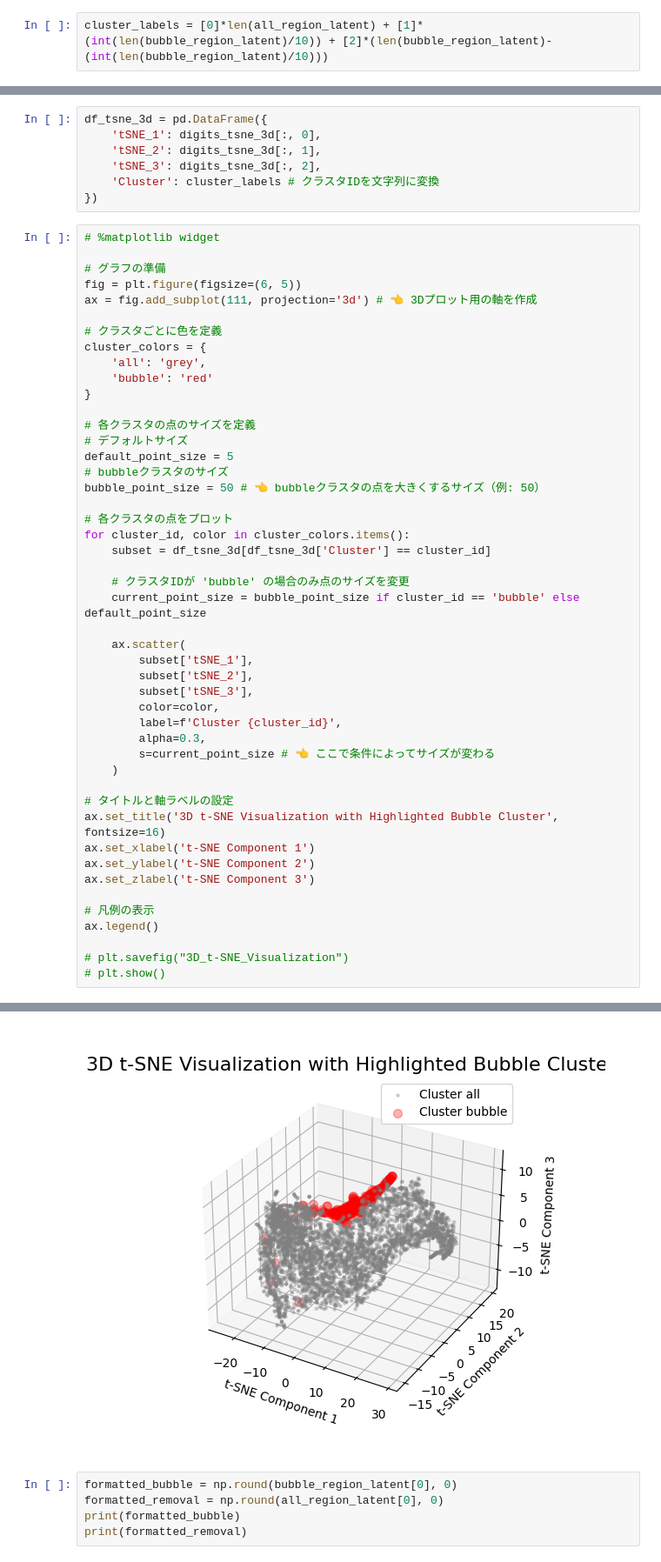
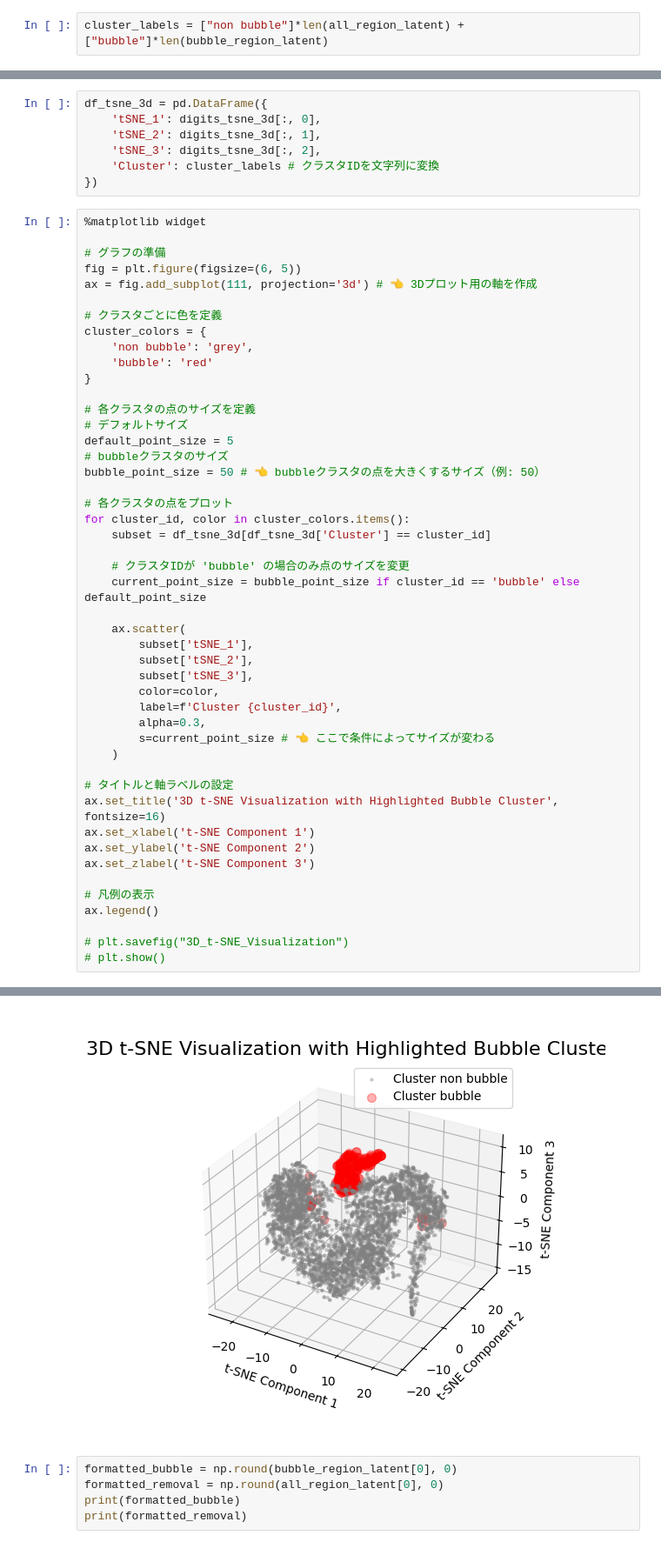
Before and after one commit to yudai-22/Cygnus-X_Molecular_Cloud_Analysis, a Jupyter notebook: Binary_classification/analysis/check_latent/t-SNE.ipynb, the cells around one changed output, grey strips where cells are left out. Shown at 87% size. Cells and saved outputs as stored; diff of their text form.

```diff
--- a/Binary_classification/analysis/check_latent/t-SNE.ipynb
+++ b/Binary_classification/analysis/check_latent/t-SNE.ipynb
@@ -57,5 +57,5 @@ all_plus_bubble_latent = np.concatenate((all_region_latent, bubble_region_latent
 tsne = TSNE(n_components=2, random_state=42)
 digits_tsne = tsne.fit_transform(all_plus_bubble_latent)
 # %%
-cluster_labels = [0]*len(all_region_latent) + [1]*(int(len(bubble_region_latent)/10)) + [2]*(len(bubble_region_latent)-(int(len(bubble_region_latent)/10)))
+cluster_labels = ["non bubble"]*len(all_region_latent) + ["bubble"]*len(bubble_region_latent)
 # %%
@@ -109,7 +137,7 @@ df_tsne_3d = pd.DataFrame({
     'Cluster': cluster_labels # クラスタIDを文字列に変換
 })
 # %%
-# %matplotlib widget
+%matplotlib widget
 
 # グラフの準備
 fig = plt.figure(figsize=(6, 5))
@@ -117,7 +145,7 @@ ax = fig.add_subplot(111, projection='3d') # 👈 3Dプロット用の軸を作
 
 # クラスタごとに色を定義
 cluster_colors = {
-    'all': 'grey',
+    'non bubble': 'grey',
     'bubble': 'red'
 }
 
@@ -130,34 +158,34 @@ bubble_point_size = 50 # 👈 bubbleクラスタの点を大きくするサイ
 # 各クラスタの点をプロット
 for cluster_id, color in cluster_colors.items():
     subset = df_tsne_3d[df_tsne_3d['Cluster'] == cluster_id]
 
     # クラスタIDが 'bubble' の場合のみ点のサイズを変更
     current_point_size = bubble_point_size if cluster_id == 'bubble' else default_point_size
 
     ax.scatter(
         subset['tSNE_1'],
         subset['tSNE_2'],
         subset['tSNE_3'],
         color=color,
         label=f'Cluster {cluster_id}',
         alpha=0.3,
         s=current_point_size # 👈 ここで条件によってサイズが変わる
     )
 
 # タイトルと軸ラベルの設定
 ax.set_title('3D t-SNE Visualization with Highlighted Bubble Cluster', fontsize=16)
 ax.set_xlabel('t-SNE Component 1')
 ax.set_ylabel('t-SNE Component 2')
 ax.set_zlabel('t-SNE Component 3')
 
 # 凡例の表示
 ax.legend()
 
 # plt.savefig("3D_t-SNE_Visualization")
 # plt.show()
 # %% [output]
 <matplotlib.legend.Legend at 0x...>
-[figure, old version]
+[figure, new version]
 # %%
 formatted_bubble = np.round(bubble_region_latent[0], 0)
 formatted_removal = np.round(all_region_latent[0], 0)
```
Also changed, not shown: parts of 6 cells of this notebook, 7 other files.
